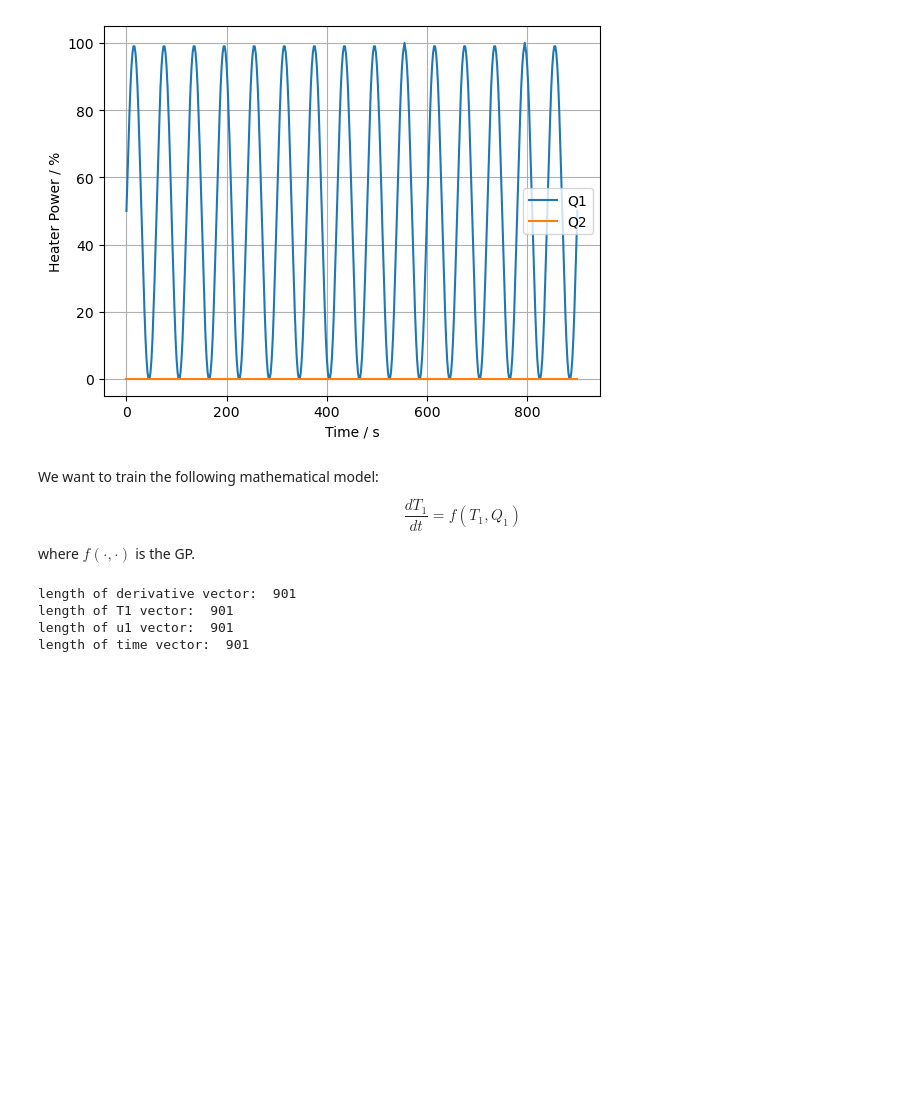
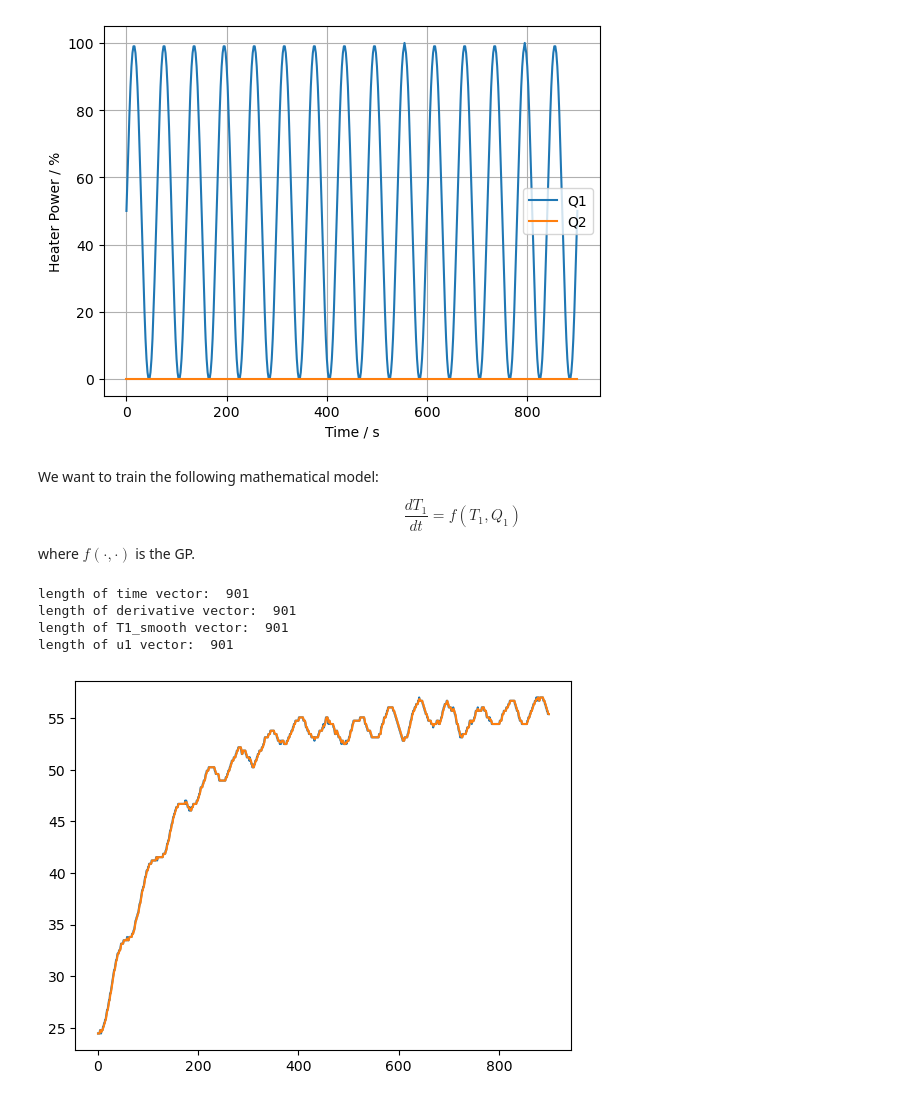
Before and after one commit to jakekrell/FoKL-GPy, a Jupyter notebook: examples/pyomo_tclab/pyomo_tclab_v1.ipynb, the cells around one changed output. Saved outputs shown, nothing was run; the diff lists cells and outputs as text; code cells hidden in the pictures; blank space fills up the shorter version.

```diff
--- a/examples/pyomo_tclab/pyomo_tclab_v1.ipynb
+++ b/examples/pyomo_tclab/pyomo_tclab_v1.ipynb
@@ -29,27 +29,45 @@ $$
 $$
 
 where $f(\cdot, \cdot)$ is the GP.
-# %%
-dT1dt = np.gradient(data['T1'], data['Time'])
-print("length of derivative vector: ", len(dT1dt))
-
-T1 = data['T1'].values
-Tamb = T1[0]
-T1 = T1 - Tamb
-
-print("length of T1 vector: ", len(T1))
-
-
-u1 = data['Q1'].values
-print("length of u1 vector: ", len(u1))
-
-t = data['Time'].values
-print("length of time vector: ", len(t))
-# %% [output]
-length of derivative vector:  901
-length of T1 vector:  901
-length of u1 vector:  901
-length of time vector:  901
+# %%
+# TODO: look into smoothing the data, or fit smoothing GP to the data
+# good chance the derivative is really noisy
+# look for "smooth_diff"
+
+# apply rolling mean to smooth the data
+window = 2
+T1_smooth = data['T1'].rolling(window=window).mean()
+
+# copy the first window values to the beginning of the smoothed data
+T1_smooth[0:window] = data['T1'].values[0:window]
+
+# define the time vector
+t = data['Time'].values
+print("length of time vector: ", len(t))
+
+# calculate the derivative of the smoothed data
+dT1dt = np.gradient(T1_smooth, t)
+print("length of derivative vector: ", len(dT1dt))
+
+# calculate Tamb
+Tamb = T1_smooth[0]
+
+print("length of T1_smooth vector: ", len(T1_smooth))
+
+
+u1 = data['Q1'].values
+print("length of u1 vector: ", len(u1))
+
+
+plt.plot(t, data['T1'], label='T1 (raw)')
+plt.plot(t, T1_smooth, label='T1 (smooth)')
+plt.show()
+# %% [output]
+length of time vector:  901
+length of derivative vector:  901
+length of T1_smooth vector:  901
+length of u1 vector:  901
+[figure, added]
 # %%
 fig = plt.figure()
 ax = fig.add_subplot(projection='3d')
```
Also changed, not shown: parts of 11 cells of this notebook.
